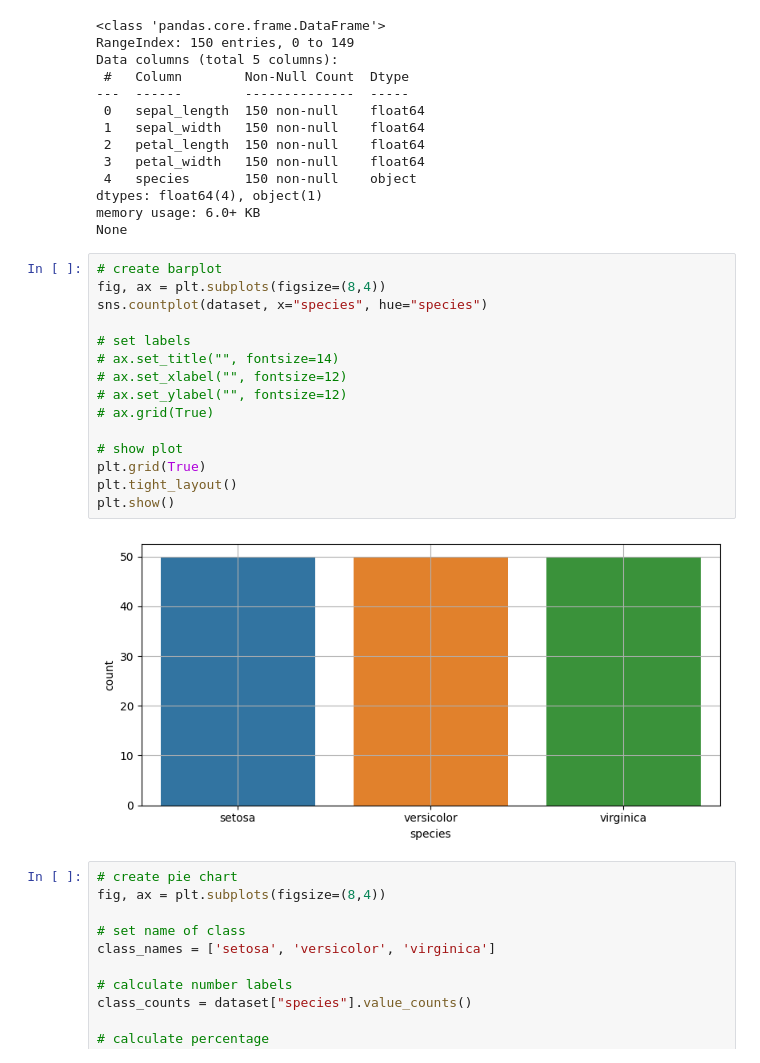
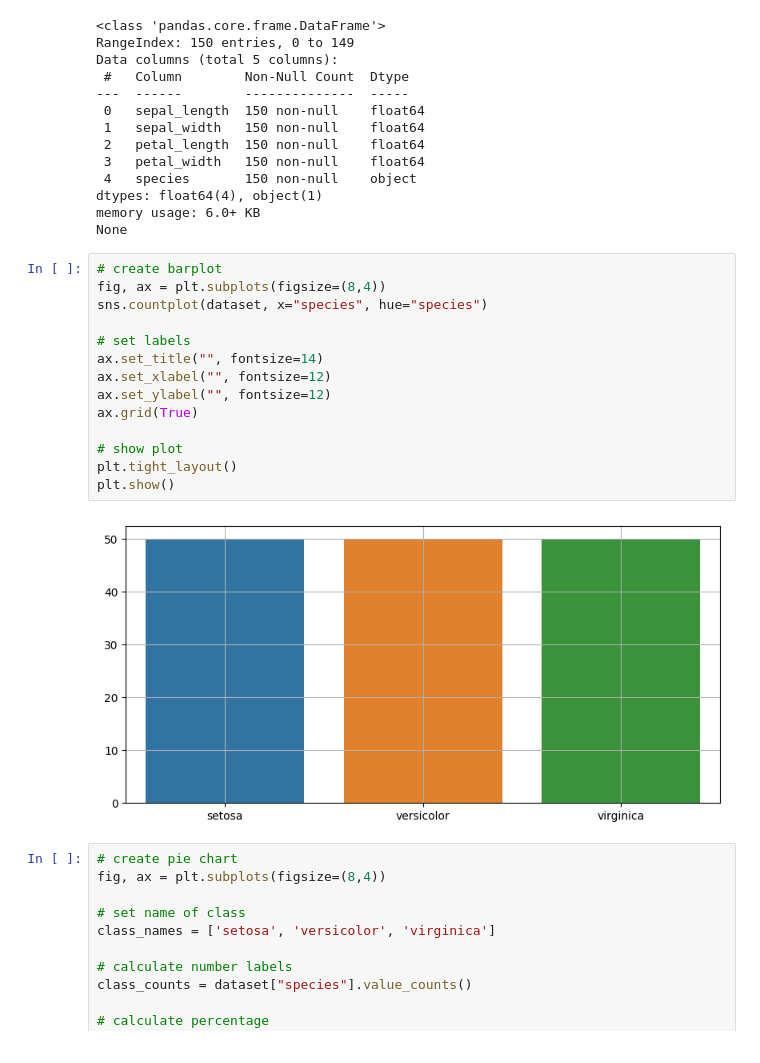
Before and after one commit to kusin/bahan-ajar-ML, a Jupyter notebook: Pertemuan 2 - Visualisasi data part 1 - matplotlib dan seaborn/SourceCode-Rev2/VD - iris-rev2.ipynb, the cells around one changed output. Cells and saved outputs as stored; diff of their text form.

```diff
--- a/Pertemuan 2 - Visualisasi data part 1 - matplotlib dan seaborn/SourceCode-Rev2/VD - iris-rev2.ipynb
+++ b/Pertemuan 2 - Visualisasi data part 1 - matplotlib dan seaborn/SourceCode-Rev2/VD - iris-rev2.ipynb
@@ -29,20 +29,19 @@ None
 # %%
 # create barplot
 fig, ax = plt.subplots(figsize=(8,4))
 sns.countplot(dataset, x="species", hue="species")
 
 # set labels
-# ax.set_title("", fontsize=14)
-# ax.set_xlabel("", fontsize=12)
-# ax.set_ylabel("", fontsize=12)
-# ax.grid(True)
+ax.set_title("", fontsize=14)
+ax.set_xlabel("", fontsize=12)
+ax.set_ylabel("", fontsize=12)
+ax.grid(True)
 
 # show plot
-plt.grid(True)
 plt.tight_layout()
 plt.show()
 # %% [output]
-[figure, old version]
+[figure, new version]
 # %%
 # create pie chart
 fig, ax = plt.subplots(figsize=(8,4))
```
Also changed, not shown: parts of 1 cell of this notebook, 1 other file.
